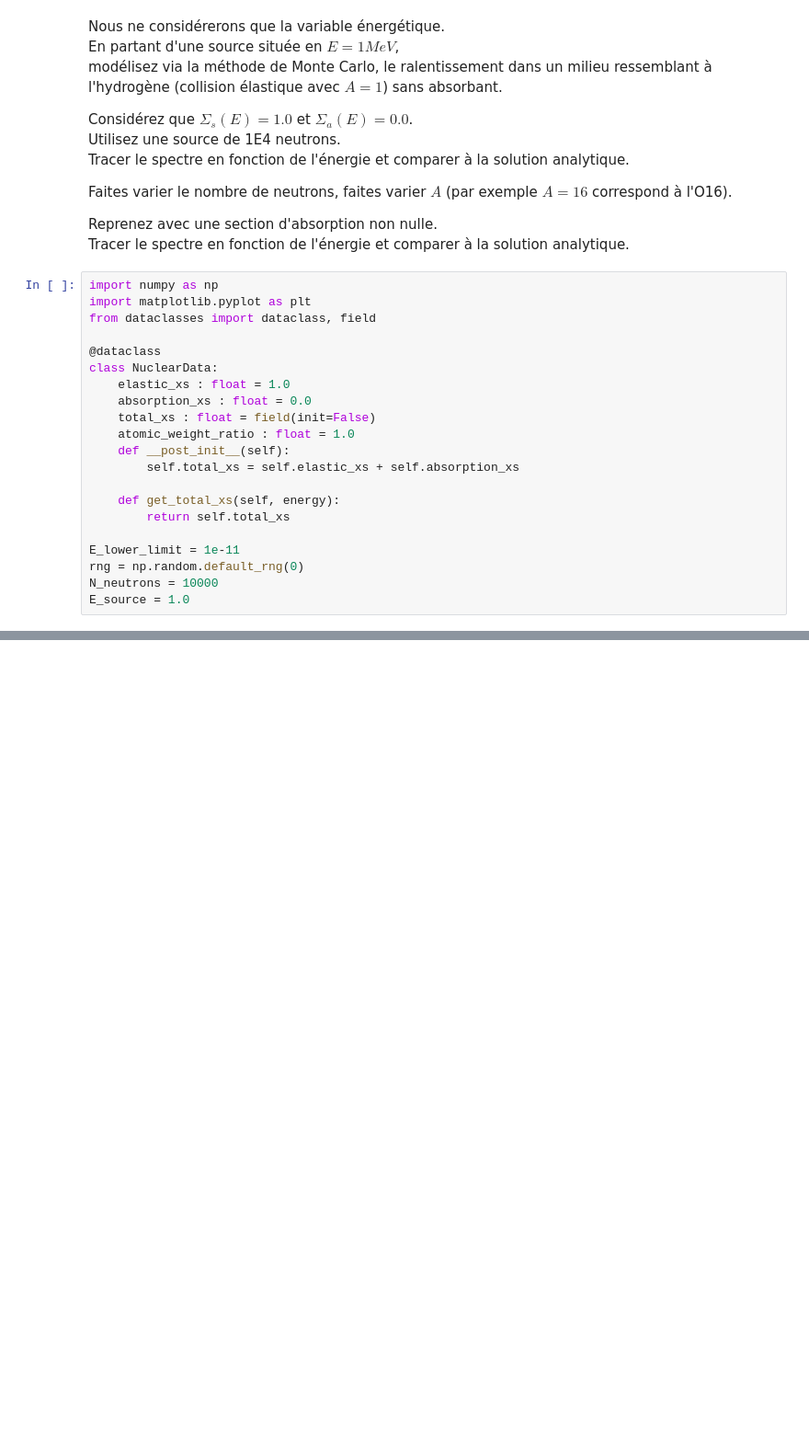
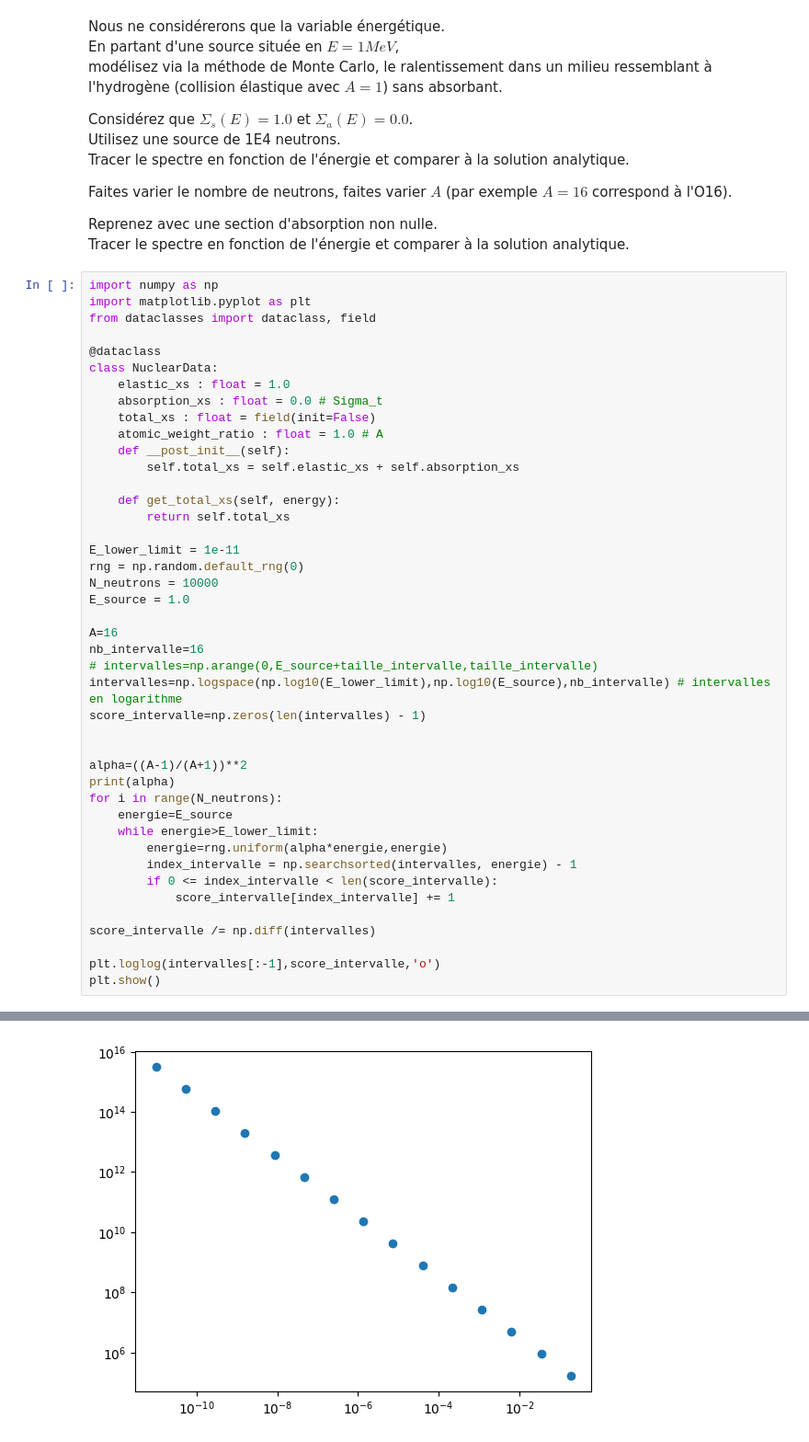
Before and after one commit to atlantis294/neutronic-ensta, a Jupyter notebook: exercices/04_ralentissement.ipynb, the cells around one changed output, grey strips where cells are left out. Shown at 92% size. Cells and saved outputs as stored; diff of their text form; blank space fills up the shorter version.

```diff
--- a/exercices/04_ralentissement.ipynb
+++ b/exercices/04_ralentissement.ipynb
@@ -38,9 +156,9 @@ from dataclasses import dataclass, field
 @dataclass
 class NuclearData:
     elastic_xs : float = 1.0
-    absorption_xs : float = 0.0
+    absorption_xs : float = 0.0 # Sigma_t
     total_xs : float = field(init=False)
-    atomic_weight_ratio : float = 1.0
+    atomic_weight_ratio : float = 1.0 # A
     def __post_init__(self):
         self.total_xs = self.elastic_xs + self.absorption_xs
 
@@ -51,3 +169,26 @@ E_lower_limit = 1e-11
 rng = np.random.default_rng(0)
 N_neutrons = 10000
 E_source = 1.0
+
+A=16
+nb_intervalle=16
+# intervalles=np.arange(0,E_source+taille_intervalle,taille_intervalle)
+intervalles=np.logspace(np.log10(E_lower_limit),np.log10(E_source),nb_intervalle) # intervalles en logarithme
+score_intervalle=np.zeros(len(intervalles) - 1)
+
+
+alpha=((A-1)/(A+1))**2
+print(alpha)
+for i in range(N_neutrons):
+    energie=E_source
+    while energie>E_lower_limit:
+        energie=rng.uniform(alpha*energie,energie)
+        index_intervalle = np.searchsorted(intervalles, energie) - 1
+        if 0 <= index_intervalle < len(score_intervalle):
+            score_intervalle[index_intervalle] += 1
+
+score_intervalle /= np.diff(intervalles)
+
+plt.loglog(intervalles[:-1],score_intervalle,'o')
+plt.show()
+# %% [output]
@@ -53,0 +196 @@ E_source = 1.0
+[figure, added]
```
Also changed, not shown: parts of 8 cells of this notebook, 2 other files.
